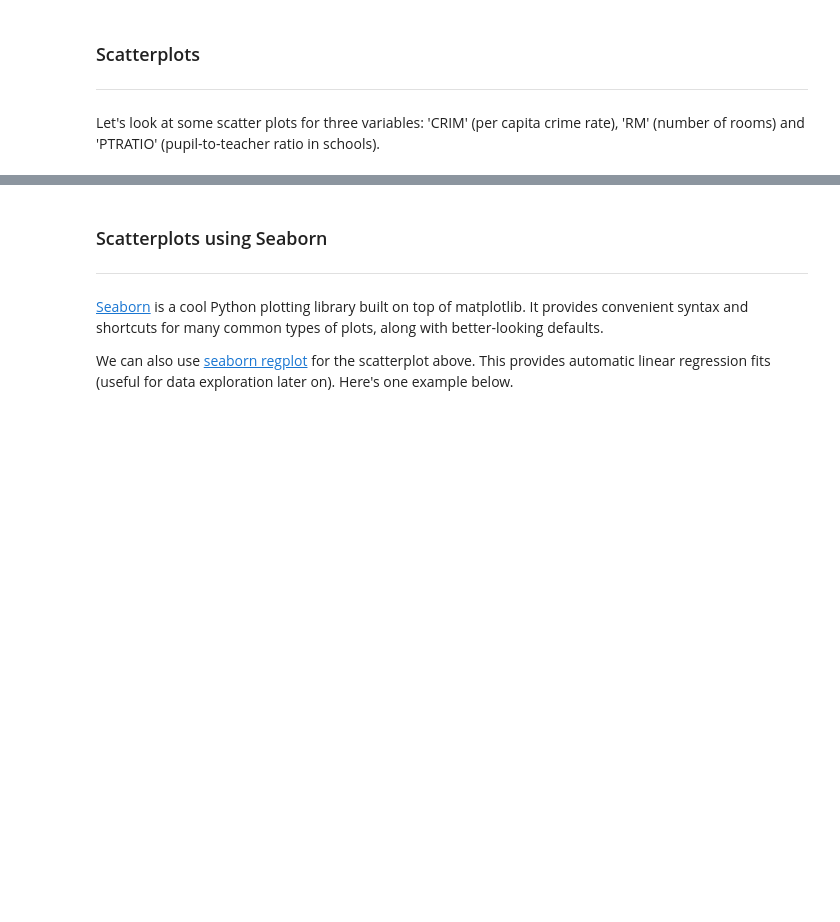
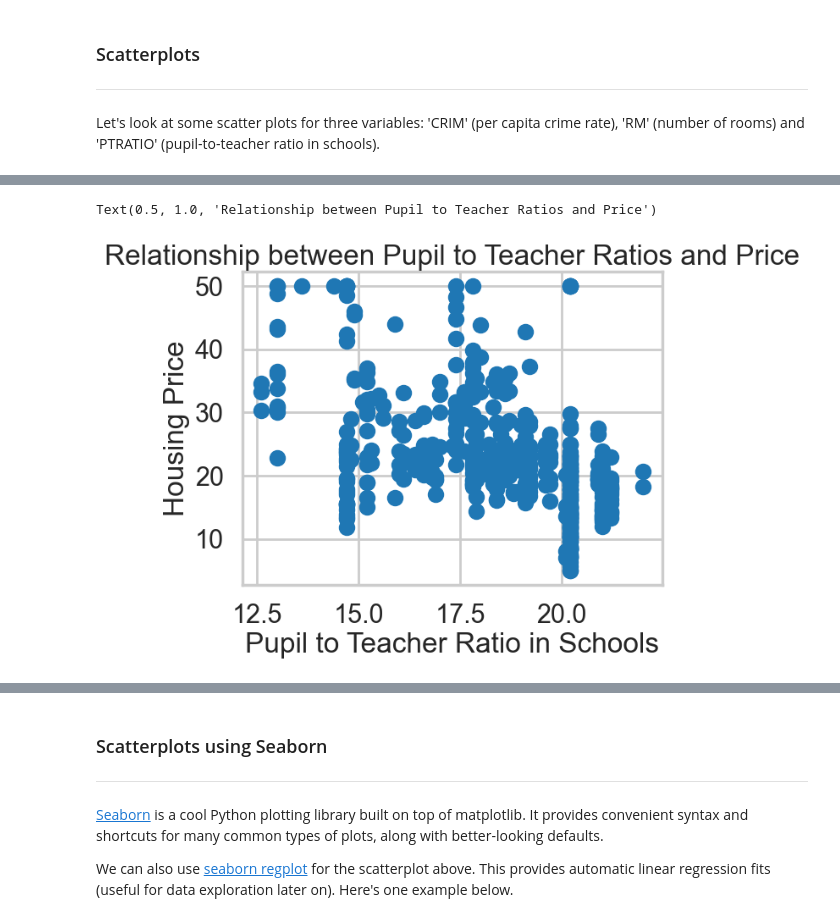
Before and after one commit to geojenk/SpringboardChallenges, a Jupyter notebook: Case Study - Boston Housing/Mini_Project_Linear_Regression.ipynb, the cells around one changed output, grey strips where cells are left out. Saved outputs shown, nothing was run; the diff lists cells and outputs as text; code cells hidden in the pictures; blank space fills up the shorter version.

```diff
--- a/Case Study - Boston Housing/Mini_Project_Linear_Regression.ipynb
+++ b/Case Study - Boston Housing/Mini_Project_Linear_Regression.ipynb
@@ -204,2 +240,14 @@ plt.title("Relationship between CRIM and Price")
+# %%
+# your turn: scatter plot between *PTRATIO* and *PRICE*
+plt.scatter(bos.PTRATIO, bos.PRICE)
+plt.xlabel("Pupil to Teacher Ratio in Schools")
+plt.ylabel("Housing Price")
+plt.title("Relationship between Pupil to Teacher Ratios and Price")
+
+# There is a weak-to-moderate negative relationship between housing price and pupil to teacher ratio.
+# There is clustering around multiple pupil to teacher ratios, suggesting a discrete variable.
+# %% [output]
+Text(0.5, 1.0, 'Relationship between Pupil to Teacher Ratios and Price')
+[figure, added]
 # %%
 # your turn: create some other scatter plots
```
Also changed, not shown: parts of 66 cells of this notebook.
